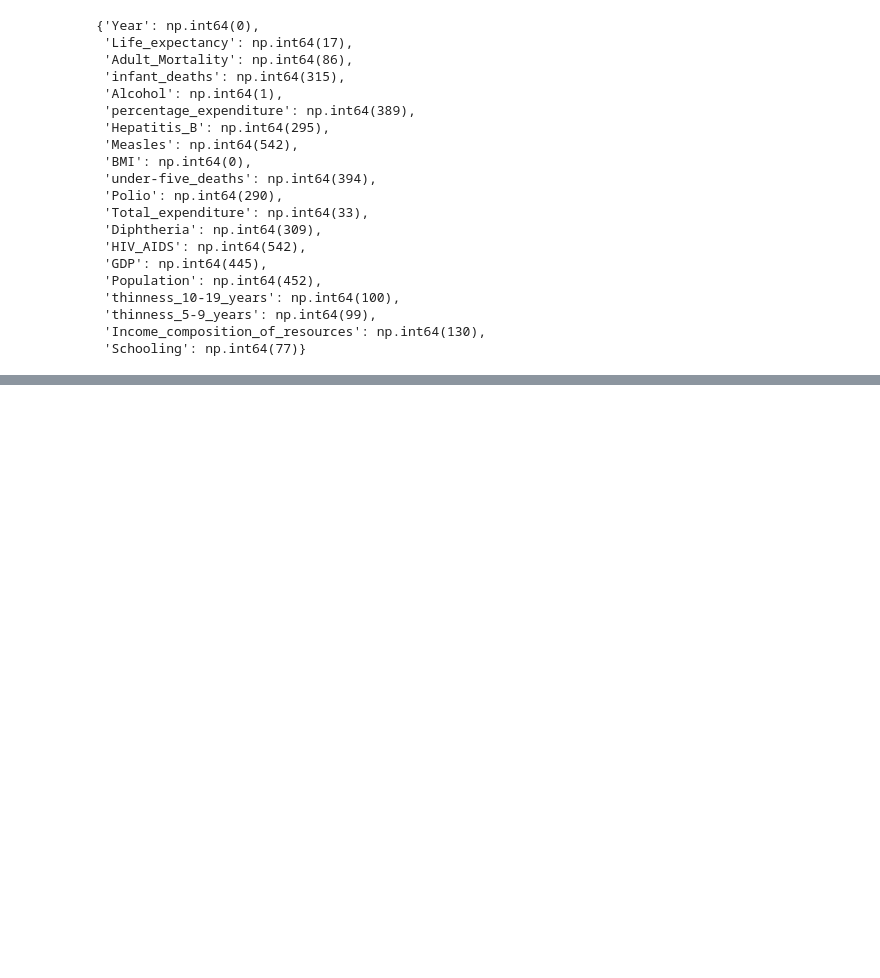
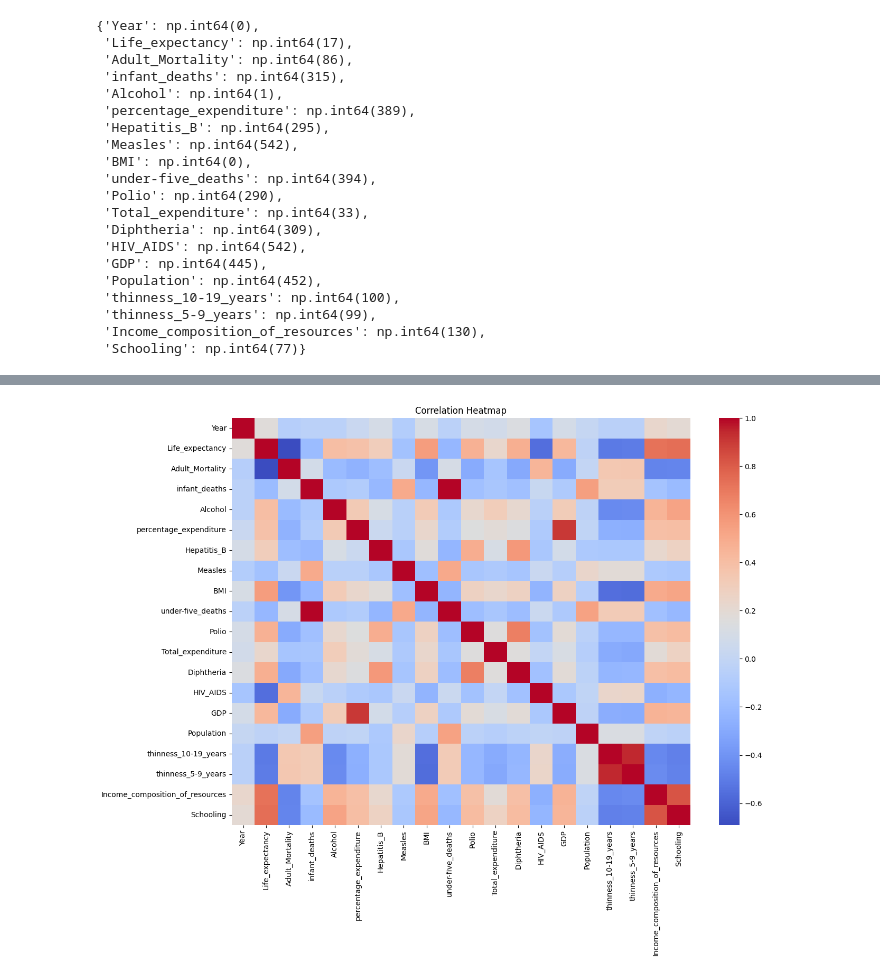
Before and after one commit to AiWriter404/who-life-expectancy-data-cleaning, a Jupyter notebook: who-life-expectancy-data-cleaning.ipynb, the cells around one changed output, grey strips where cells are left out. Saved outputs shown, nothing was run; the diff lists cells and outputs as text; code cells hidden in the pictures; blank space fills up the shorter version.

```diff
--- a/who-life-expectancy-data-cleaning.ipynb
+++ b/who-life-expectancy-data-cleaning.ipynb
@@ -373,0 +472,9 @@ outlier_counts
+# %%
+# 2. Correlation heatmap
+plt.figure(figsize=(14,10))
+corr = df.select_dtypes(include=['float64','int64']).corr()
+sns.heatmap(corr, annot=False, cmap='coolwarm')
+plt.title('Correlation Heatmap')
+plt.show()
+# %% [output]
+[figure, added]
```
Also changed, not shown: parts of 11 cells of this notebook.
